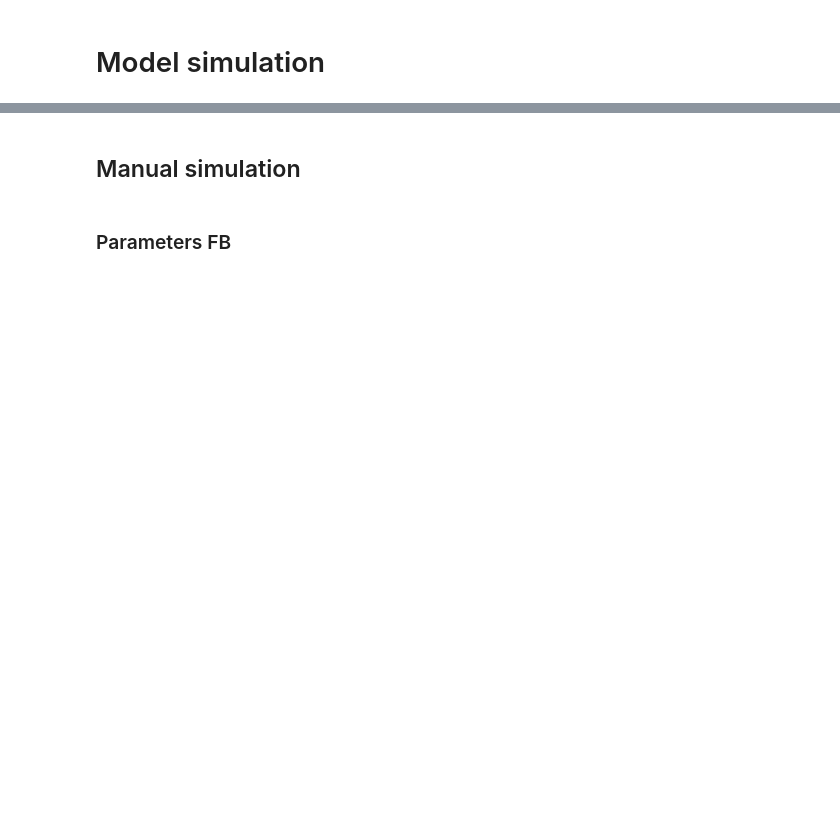
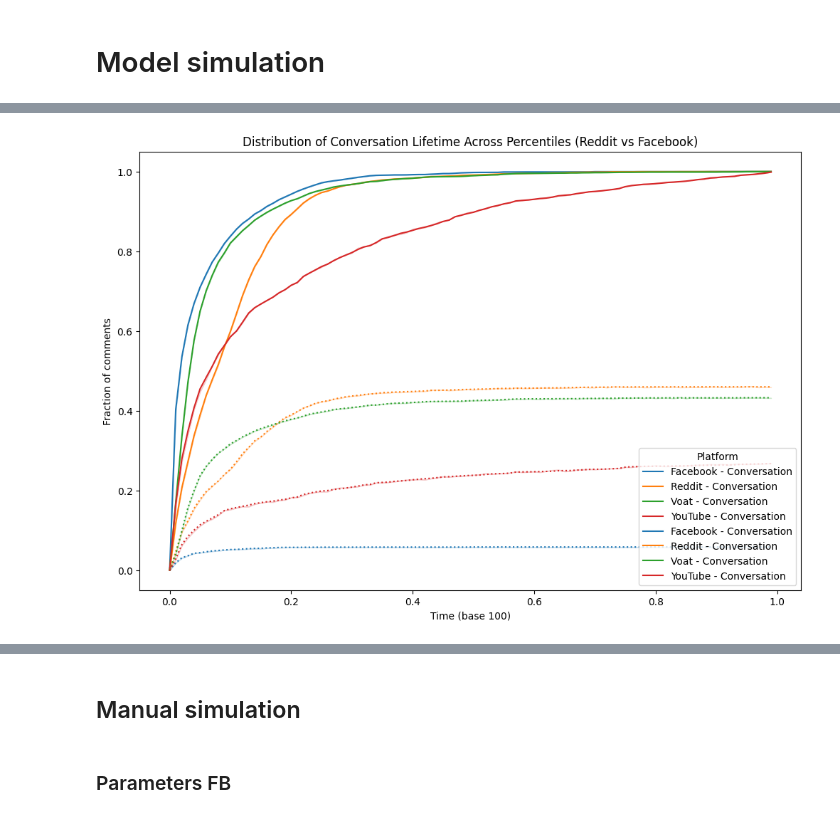
Before and after one commit to jacoponudo/Conversation_dynamics, a Jupyter notebook: src/SYN/SYN_mainclass.ipynb, the cells around one changed output, grey strips where cells are left out. Saved outputs shown, nothing was run; the diff lists cells and outputs as text; code cells hidden in the pictures; blank space fills up the shorter version.

Commit message:
Kaggle Notebook | notebook0f1e52177b | Version 2

```diff
--- a/src/SYN/SYN_mainclass.ipynb
+++ b/src/SYN/SYN_mainclass.ipynb
@@ -102,6 +98,8 @@ rd=pd.read_csv('/kaggle/working/reddit.csv')
 fb=pd.read_csv('/kaggle/working/facebook.csv')
 vo=pd.read_csv('/kaggle/working/voat.csv')
 yt=pd.read_csv('/kaggle/working/youtube.csv')
+# %%
+fb=pd.read_csv('/kaggle/working/facebook.csv')
 # %%
 fb = fb[fb['temporal_distance_birth_h'] < 100].copy()
 fb['temporal_distance_birth_base_100h'] = fb['temporal_distance_birth_h'] / 100
@@ -139,0 +189,21 @@ plot_ECDF(df,level=99)
+# %%
+time_intervals = np.arange(0, 1, 0.01)  # Utilizzo di np.arange per intervalli decimali
+
+fb_ECDF = calculate_ECDF(fb[0:10000], time_intervals)
+fb_ECDF['Platform']='Facebook - News'
+rd_ECDF = calculate_ECDF(rd[0:10000], time_intervals)
+rd_ECDF['Platform']='Reddit'
+
+vo_ECDF = calculate_ECDF(vo[0:10000], time_intervals)
+vo_ECDF['Platform']='Voat'
+
+yt_ECDF = calculate_ECDF(yt[0:10000], time_intervals)
+yt_ECDF['Platform']='yt'
+
+combined_results = pd.concat([fb_ECDF, rd_ECDF,vo_ECDF,yt_ECDF], ignore_index=True)
+# %%
+fb_ECDF['Platform']='Facebook - Conversation'
+rd_ECDF['Platform']='Reddit - Conversation'
+vo_ECDF['Platform']='Voat - Conversation'
+yt_ECDF['Platform']='YouTube - Conversation'
+combined_results = pd.concat([fb_ECDF, rd_ECDF,vo_ECDF,yt_ECDF], ignore_index=True)
@@ -139,0 +226,22 @@ plot_ECDF(df,level=99)
+# %%
+
+level=1
+# Supponiamo che df sia il DataFrame combinato
+df = combined_results
+
+import matplotlib.pyplot as plt
+import seaborn as sns
+
+# Supponiamo che df sia il DataFrame combinato
+df = combined_results
+plt.figure(figsize=(12, 8))
+sns.lineplot(data=df, x='Time Grid Value', y='Share', hue='Platform', err_style='band',errorbar=('ci', level))
+sns.lineplot(data=df, x='Time Grid Value', y='Share_cc', hue='Platform', err_style='band',errorbar=('ci', level) , linestyle='dotted')
+plt.title('Distribution of Conversation Lifetime Across Percentiles (Reddit vs Facebook)')
+plt.ylabel('Fraction of comments')
+plt.xlabel('Time (base 100)')
+plt.grid(False)
+plt.legend(title='Platform')
+plt.show()
+# %% [output]
+[figure, added]
```
Also changed, not shown: parts of 18 cells of this notebook.
